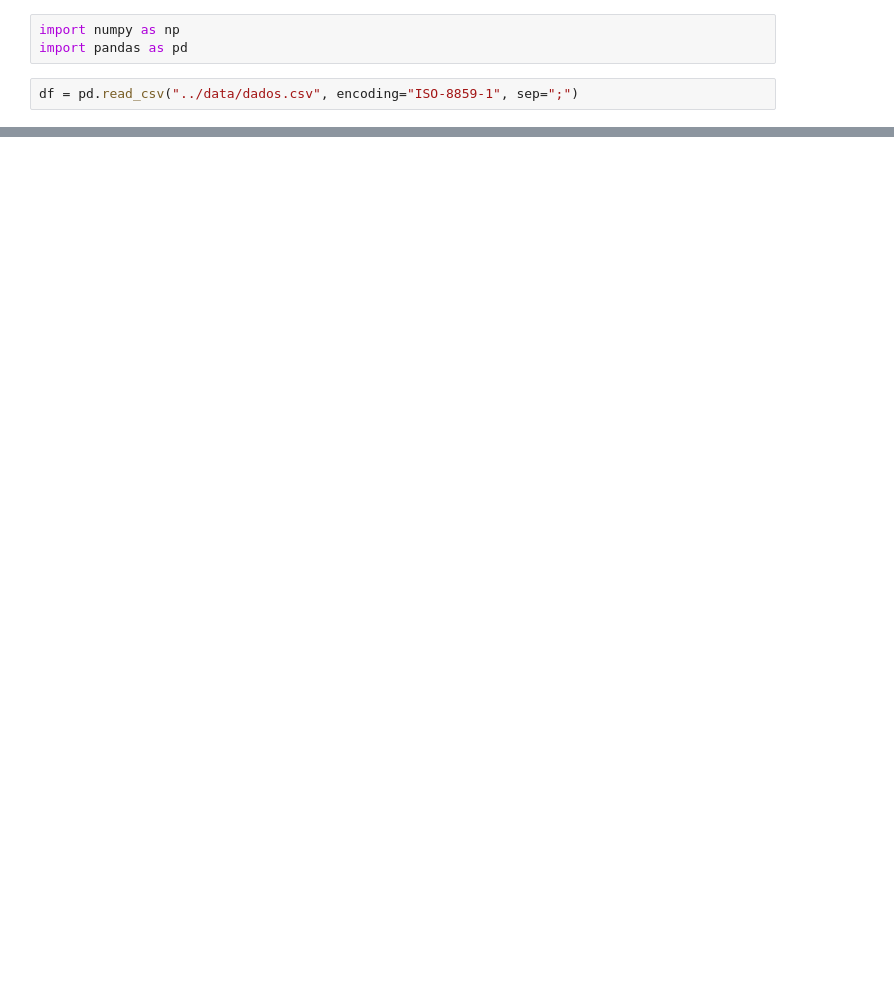
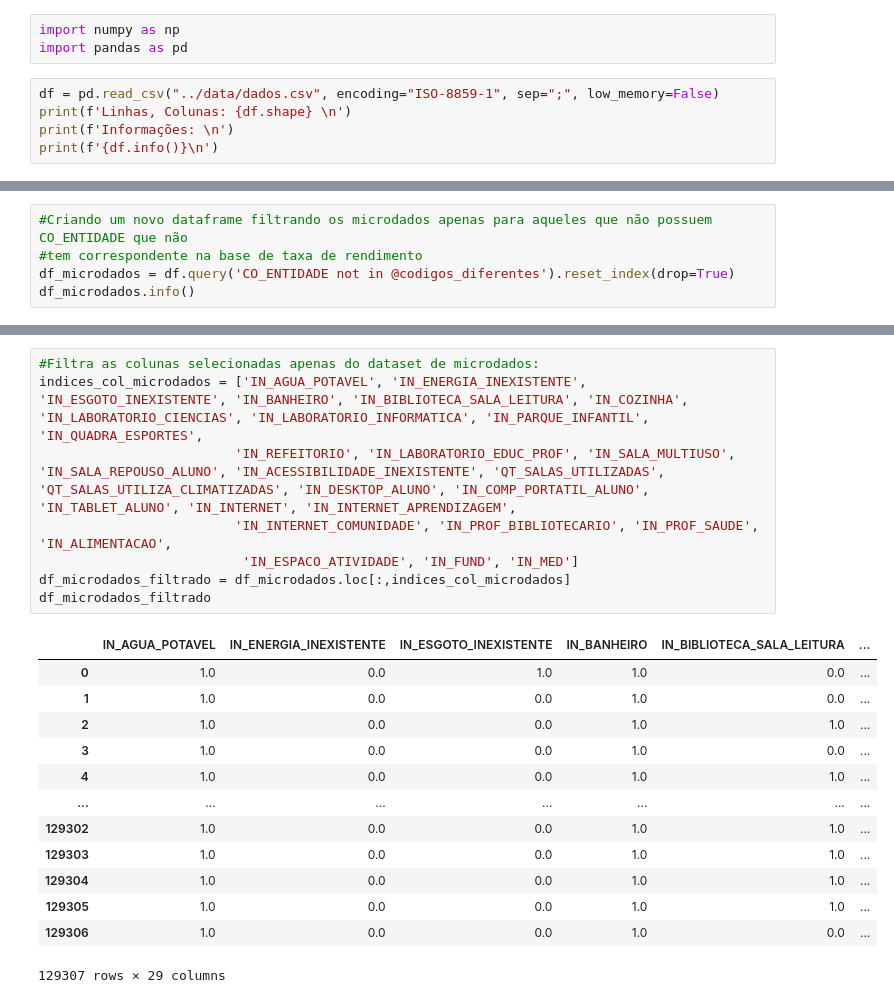
Before and after one commit to marcelo-h-h/School-DS, a Jupyter notebook: notebooks/Work.ipynb, the cells around one changed output, grey strips where cells are left out. Cells and saved outputs as stored; diff of their text form; blank space fills up the shorter version.

Commit message:
Preparing datasets

```diff
--- a/notebooks/Work.ipynb
+++ b/notebooks/Work.ipynb
@@ -2,4 +2,7 @@
 import numpy as np
 import pandas as pd
 # %%
-df = pd.read_csv("../data/dados.csv", encoding="ISO-8859-1", sep=";")
+df = pd.read_csv("../data/dados.csv", encoding="ISO-8859-1", sep=";", low_memory=False)
+print(f'Linhas, Colunas: {df.shape} \n')
+print(f'Informações: \n')
+print(f'{df.info()}\n')
@@ -54,0 +90,5 @@ Index(['NU_ANO_CENSO', 'NO_REGIAO', 'CO_REGIAO', 'NO_UF', 'SG_UF', 'CO_UF',
+# %%
+#Criando um novo dataframe filtrando os microdados apenas para aqueles que não possuem CO_ENTIDADE que não
+#tem correspondente na base de taxa de rendimento
+df_microdados = df.query('CO_ENTIDADE not in @codigos_diferentes').reset_index(drop=True)
+df_microdados.info()
@@ -54,0 +123,22 @@ Index(['NU_ANO_CENSO', 'NO_REGIAO', 'CO_REGIAO', 'NO_UF', 'SG_UF', 'CO_UF',
+# %%
+#Filtra as colunas selecionadas apenas do dataset de microdados:
+indices_col_microdados = ['IN_AGUA_POTAVEL', 'IN_ENERGIA_INEXISTENTE', 'IN_ESGOTO_INEXISTENTE', 'IN_BANHEIRO', 'IN_BIBLIOTECA_SALA_LEITURA', 'IN_COZINHA', 'IN_LABORATORIO_CIENCIAS', 'IN_LABORATORIO_INFORMATICA', 'IN_PARQUE_INFANTIL', 'IN_QUADRA_ESPORTES',
+                         'IN_REFEITORIO', 'IN_LABORATORIO_EDUC_PROF', 'IN_SALA_MULTIUSO', 'IN_SALA_REPOUSO_ALUNO', 'IN_ACESSIBILIDADE_INEXISTENTE', 'QT_SALAS_UTILIZADAS', 'QT_SALAS_UTILIZA_CLIMATIZADAS', 'IN_DESKTOP_ALUNO', 'IN_COMP_PORTATIL_ALUNO', 'IN_TABLET_ALUNO', 'IN_INTERNET', 'IN_INTERNET_APRENDIZAGEM',
+                         'IN_INTERNET_COMUNIDADE', 'IN_PROF_BIBLIOTECARIO', 'IN_PROF_SAUDE', 'IN_ALIMENTACAO',
+                          'IN_ESPACO_ATIVIDADE', 'IN_FUND', 'IN_MED']
+df_microdados_filtrado = df_microdados.loc[:,indices_col_microdados]
+df_microdados_filtrado
+# %% [output]
+|  | IN_AGUA_POTAVEL | IN_ENERGIA_INEXISTENTE | IN_ESGOTO_INEXISTENTE | IN_BANHEIRO | IN_BIBLIOTECA_SALA_LEITURA | ... |
+| 0 | 1.0 | 0.0 | 1.0 | 1.0 | 0.0 | ... |
+| 1 | 1.0 | 0.0 | 0.0 | 1.0 | 0.0 | ... |
+| 2 | 1.0 | 0.0 | 0.0 | 1.0 | 1.0 | ... |
+| 3 | 1.0 | 0.0 | 0.0 | 1.0 | 0.0 | ... |
+| 4 | 1.0 | 0.0 | 0.0 | 1.0 | 1.0 | ... |
+| ... | ... | ... | ... | ... | ... | ... |
+| 129302 | 1.0 | 0.0 | 0.0 | 1.0 | 1.0 | ... |
+| 129303 | 1.0 | 0.0 | 0.0 | 1.0 | 1.0 | ... |
+| 129304 | 1.0 | 0.0 | 0.0 | 1.0 | 1.0 | ... |
+| 129305 | 1.0 | 0.0 | 0.0 | 1.0 | 1.0 | ... |
+| 129306 | 1.0 | 0.0 | 0.0 | 1.0 | 0.0 | ... |
+129307 rows × 29 columns
```
Also changed, not shown: parts of 20 cells of this notebook.
